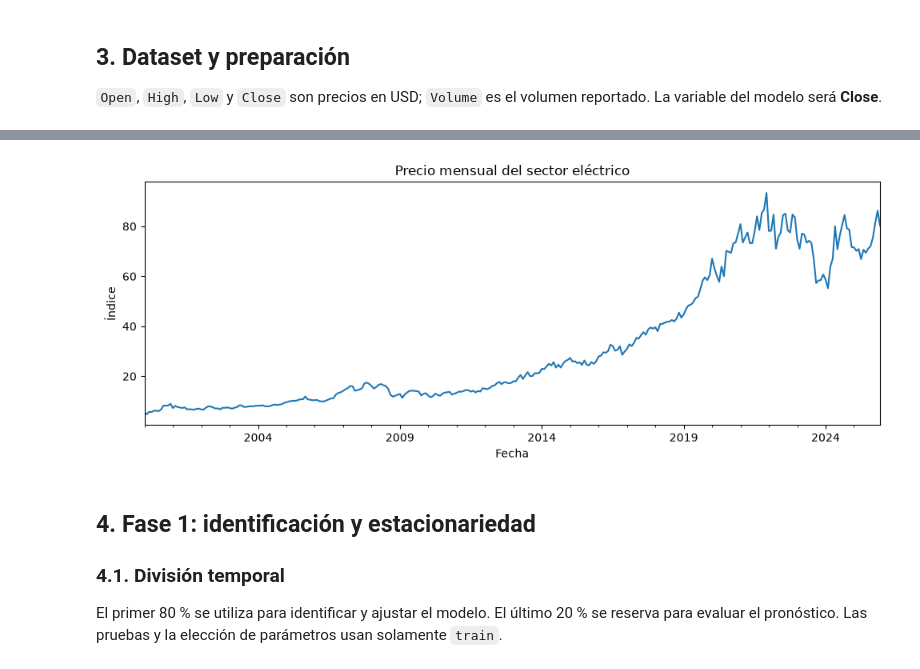
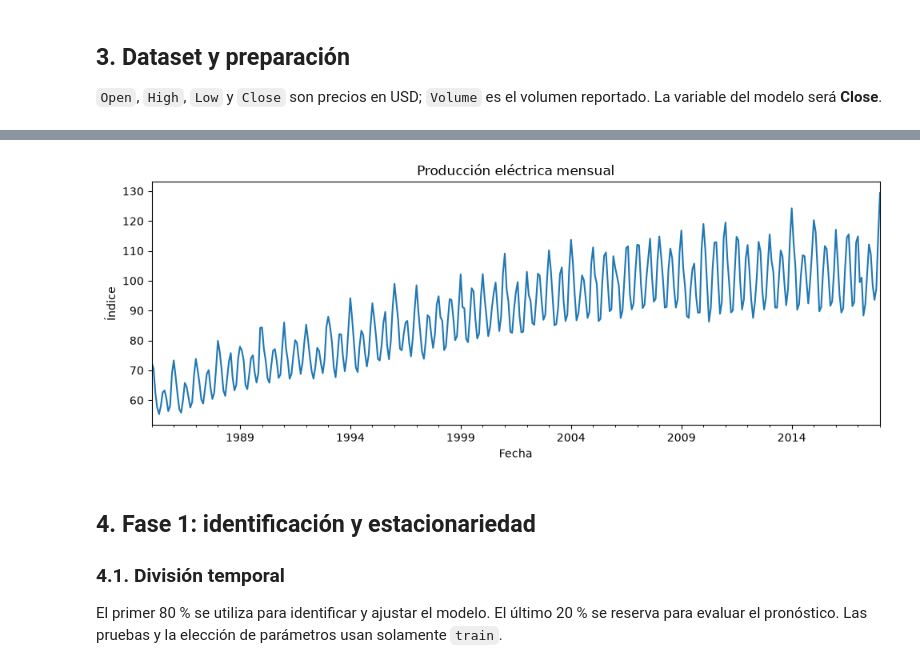
Before and after one commit to 23-Andres-QC/MineriaAvanzada, a Jupyter notebook: practica01.ipynb, the cells around one changed output, grey strips where cells are left out. Drawn from its saved outputs; the diff is of its cells as text; code cells hidden in the pictures.

Commit message:
Restaurar dataset electrico y comentar opcion Yahoo

```diff
--- a/practica01.ipynb
+++ b/practica01.ipynb
@@ -33,14 +33,24 @@ Yahoo Finance no ofrece la producción física de electricidad. Se usa `NEE` (Ne
 # %%
-simbolo = 'NEE'
-inicio, fin = '2000-01-01', '2026-01-01'
-data = yf.Ticker(simbolo).history(start=inicio, end=fin, interval='1mo', auto_adjust=False, actions=False)
-if data.empty: raise ValueError('Yahoo no devolvió datos. Revisa ticker o conexión.')
-data.index = pd.to_datetime(data.index, utc=True).tz_convert(None)
-data = data.sort_index()
-data.index = data.index.to_period('M').to_timestamp()
-data = data[~data.index.duplicated(keep='first')]
-serie = data['Close'].dropna().astype(float).asfreq('MS')
-if len(serie) < 80: raise ValueError('Se necesitan al menos 80 observaciones.')
-print(f'{simbolo}: {len(serie)} observaciones mensuales')
+# Dataset principal: producción eléctrica de la clase
+url = 'https://gist.githubusercontent.com/tuanorai/660f1966f4df3a373c8e7e9867f7e299/raw/Electric_production.csv'
+data = pd.read_csv(url)
+data['DATE'] = pd.to_datetime(data['DATE'])
+data = data.sort_values('DATE').set_index('DATE')
+serie = data['IPG2211A2N'].dropna().astype(float)
+serie.index = serie.index.to_period('M').to_timestamp()
+serie = serie.asfreq('MS')
+if len(serie) < 80:
+    raise ValueError('Se necesitan al menos 80 observaciones.')
+print(f'Producción eléctrica: {len(serie)} observaciones mensuales')
 print(f'Desde {serie.index.min().date()} hasta {serie.index.max().date()}')
+
+# Alternativa: cargar datos mensuales desde Yahoo Finance
+# import yfinance as yf
+# simbolo = 'NEE'                    # NextEra Energy
+# data = yf.Ticker(simbolo).history(
+#     start='2000-01-01', end='2026-01-01', interval='1mo',
+#     auto_adjust=False, actions=False
+# )
+# data.index = pd.to_datetime(data.index, utc=True).tz_convert(None)
+# serie = data['Close'].dropna().astype(float).asfreq('MS')
 # %% [output]
@@ -109,14 +103,12 @@ print('Fechas duplicadas:', data.index.duplicated().sum())
 Fechas duplicadas: 0
 # %%
 data = data.loc[~data.index.duplicated(keep='first')].copy()
-serie = data['Close'].astype(float).dropna()
-serie.index = serie.index.to_period('M').to_timestamp()
-serie = serie.asfreq('MS')
+serie = serie.astype(float).dropna().asfreq('MS')
 if (serie <= 0).any(): raise ValueError('Hay valores no positivos.')
-serie.plot(title='Precio mensual del sector eléctrico', ylabel='Índice', xlabel='Fecha')
+serie.plot(title='Producción eléctrica mensual', ylabel='Índice', xlabel='Fecha')
 plt.tight_layout(); plt.show()
 # %% [output]
-[figure, old version]
+[figure, new version]
 # %% [markdown]
 ## 4. Fase 1: identificación y estacionariedad
 
```
Also changed, not shown: parts of 17 cells of this notebook.
